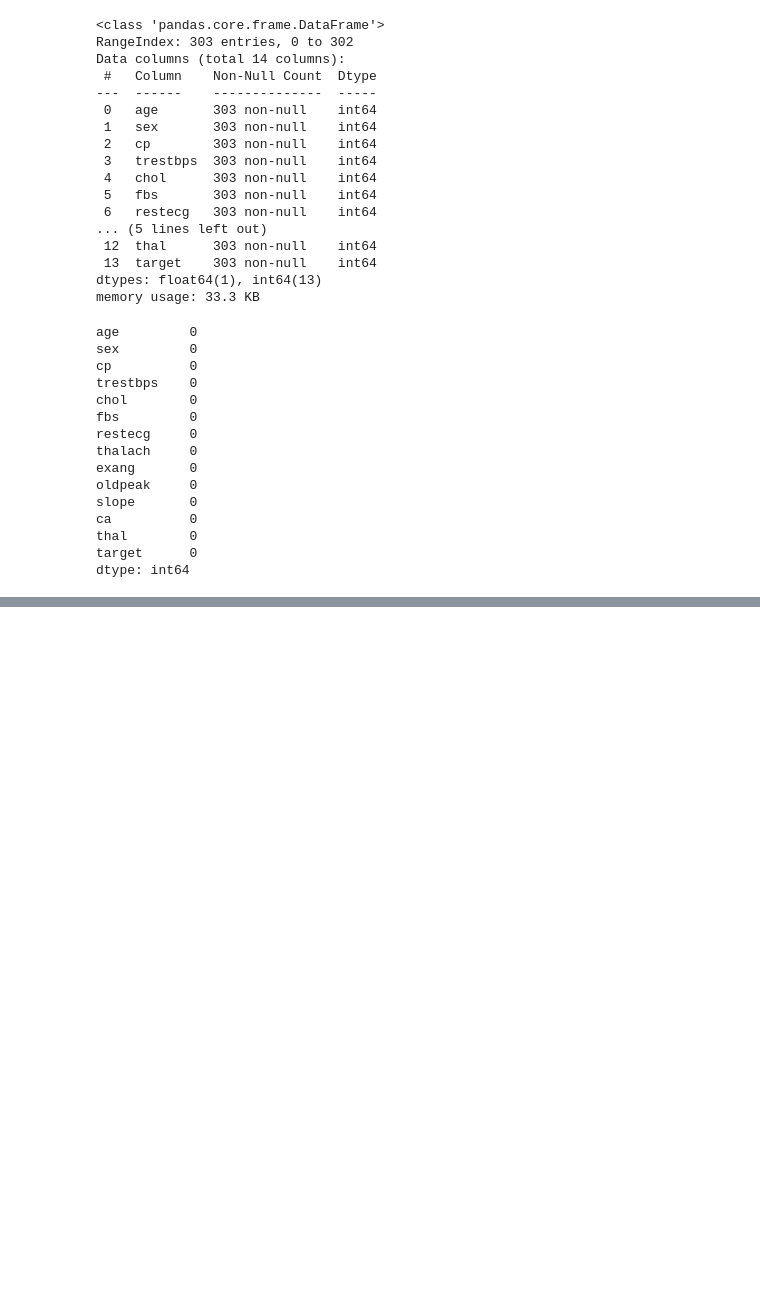
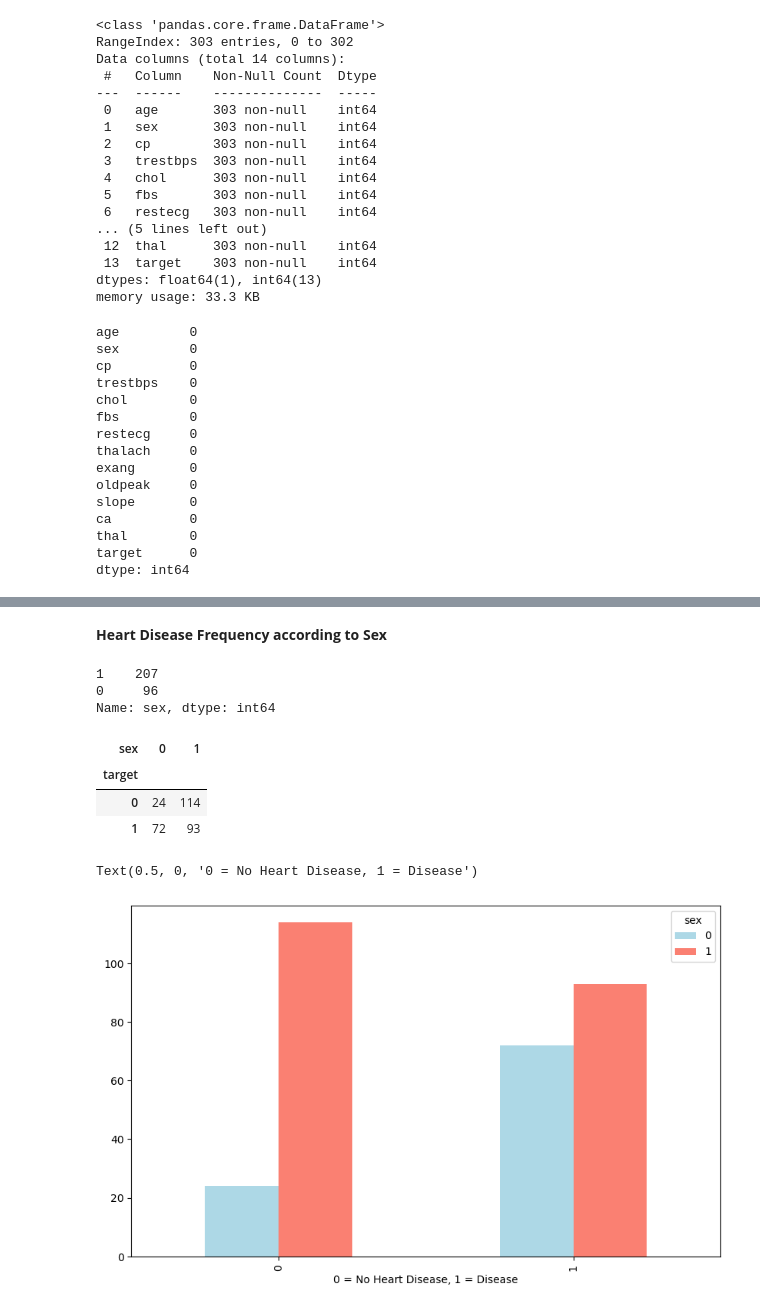
Before and after one commit to cillustrisimo/Heart-Disease-Classification-Model, a Jupyter notebook: heart-disease-classification.ipynb, the cells around one changed output, grey strips where cells are left out. Saved outputs shown, nothing was run; the diff lists cells and outputs as text; code cells hidden in the pictures; blank space fills up the shorter version.

```diff
--- a/heart-disease-classification.ipynb
+++ b/heart-disease-classification.ipynb
@@ -173,0 +188,8 @@ dtype: int64
+# %% [markdown]
+**Heart Disease Frequency according to Sex**
+# %%
+df.sex.value_counts()
+# %% [output]
+1    207
+0     96
+Name: sex, dtype: int64
@@ -173,0 +198,9 @@ dtype: int64
+# %%
+# Comparing the target column to sex column
+sex_to_target = pd.crosstab(df.target, df.sex)
+sex_to_target
+# %% [output]
+| sex | 0 | 1 |
+| target |  |  |
+| 0 | 24 | 114 |
+| 1 | 72 | 93 |
@@ -173,0 +210,9 @@ dtype: int64
+# %%
+sex_to_target.plot(kind="bar",
+                   figsize=(10,6),
+                   color = ["lightblue", "salmon"]);
+
+plt.xlabel("0 = No Heart Disease, 1 = Disease")
+# %% [output]
+Text(0.5, 0, '0 = No Heart Disease, 1 = Disease')
+[figure, added]
```
Also changed, not shown: parts of 15 cells of this notebook.
